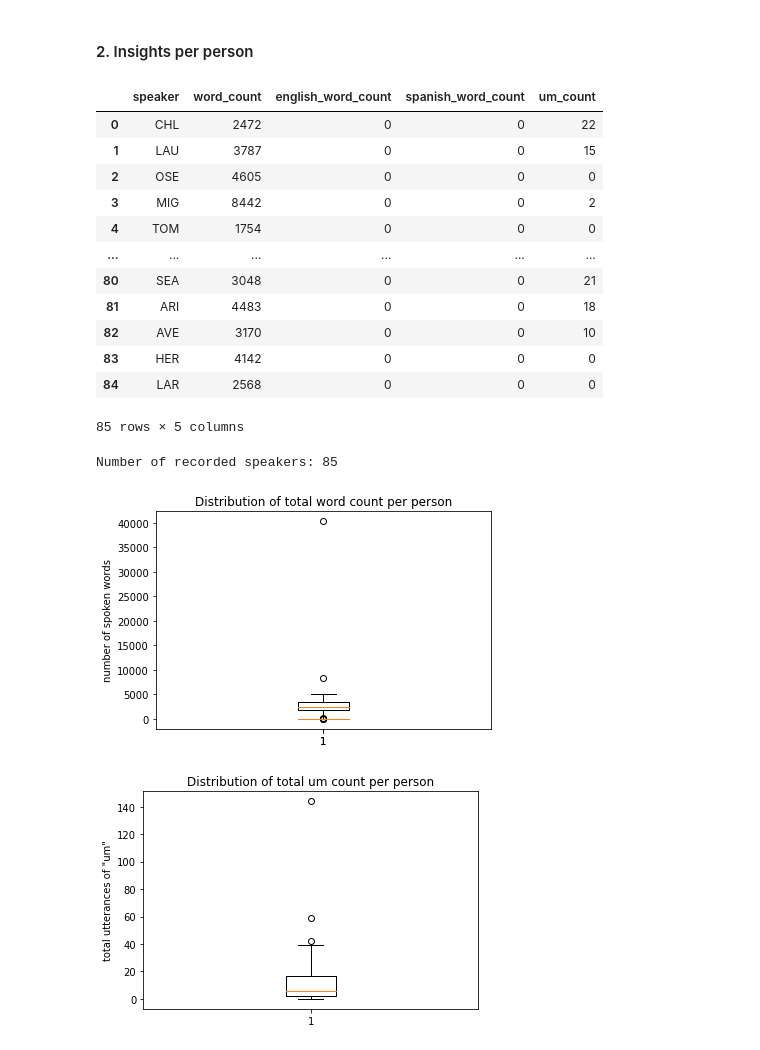
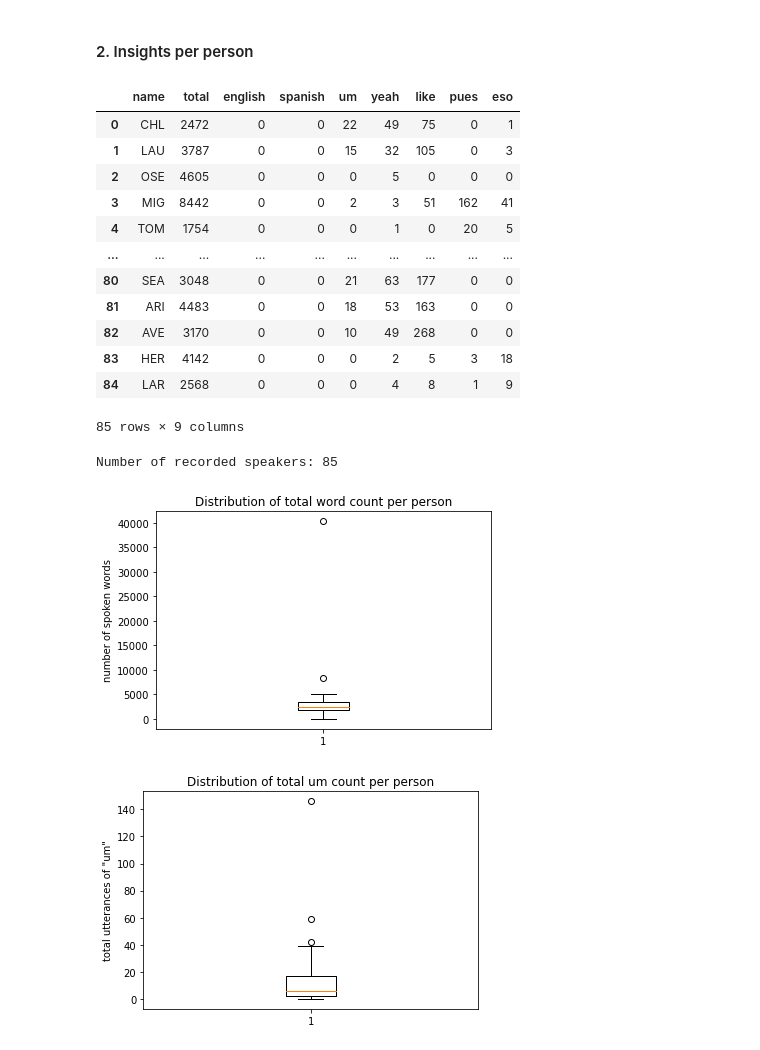
Before and after one commit to loeswerkman/practice, a Jupyter notebook: src/initial_analyses.ipynb, the cells around one changed output. Saved outputs shown, nothing was run; the diff lists cells and outputs as text; code cells hidden in the pictures.

Commit message:
Add filler words yeah, like, pues and eso

```diff
--- a/src/initial_analyses.ipynb
+++ b/src/initial_analyses.ipynb
@@ -48,23 +50,22 @@ Percentage of um: 0.3828599449285202
 # %%
 import pandas as pd
 
-summaryPerPerson = pd.read_csv('../output/summaryPerPerson.txt', sep="\t", header=None)
-summaryPerPerson.columns = ["speaker", "word_count", "english_word_count", "spanish_word_count", "um_count"]
+summaryPerPerson = pd.read_csv('../output/summaryPerPerson.txt', sep="\t")
 summaryPerPerson
 # %% [output]
-|  | speaker | word_count | english_word_count | spanish_word_count | um_count |
-| 0 | CHL | 2472 | 0 | 0 | 22 |
-| 1 | LAU | 3787 | 0 | 0 | 15 |
-| 2 | OSE | 4605 | 0 | 0 | 0 |
-| 3 | MIG | 8442 | 0 | 0 | 2 |
-| 4 | TOM | 1754 | 0 | 0 | 0 |
-| ... | ... | ... | ... | ... | ... |
-| 80 | SEA | 3048 | 0 | 0 | 21 |
-| 81 | ARI | 4483 | 0 | 0 | 18 |
-| 82 | AVE | 3170 | 0 | 0 | 10 |
-| 83 | HER | 4142 | 0 | 0 | 0 |
-| 84 | LAR | 2568 | 0 | 0 | 0 |
+|  | name | total | english | spanish | um | yeah | like | pues | eso |
+| 0 | CHL | 2472 | 0 | 0 | 22 | 49 | 75 | 0 | 1 |
+| 1 | LAU | 3787 | 0 | 0 | 15 | 32 | 105 | 0 | 3 |
+| 2 | OSE | 4605 | 0 | 0 | 0 | 5 | 0 | 0 | 0 |
+| 3 | MIG | 8442 | 0 | 0 | 2 | 3 | 51 | 162 | 41 |
+| 4 | TOM | 1754 | 0 | 0 | 0 | 1 | 0 | 20 | 5 |
+| ... | ... | ... | ... | ... | ... | ... | ... | ... | ... |
+| 80 | SEA | 3048 | 0 | 0 | 21 | 63 | 177 | 0 | 0 |
+| 81 | ARI | 4483 | 0 | 0 | 18 | 53 | 163 | 0 | 0 |
+| 82 | AVE | 3170 | 0 | 0 | 10 | 49 | 268 | 0 | 0 |
+| 83 | HER | 4142 | 0 | 0 | 0 | 2 | 5 | 3 | 18 |
+| 84 | LAR | 2568 | 0 | 0 | 0 | 4 | 8 | 1 | 9 |
-85 rows × 5 columns
+85 rows × 9 columns
 # %%
 print(
     f'Number of recorded speakers: { len(summaryPerPerson.index) }'
@@ -74,10 +75,10 @@ Number of recorded speakers: 85
 # %%
 import matplotlib.pyplot as plt
 
-plt.boxplot(summaryPerPerson.word_count)
+plt.boxplot(summaryPerPerson.total)
 plt.title('Distribution of total word count per person')
 plt.ylabel('number of spoken words')
 plt.show()
 # %% [output]
-[figure, old version]
+[figure, new version]
 # %%
```
Also changed, not shown: parts of 5 cells of this notebook, 3 other files.
